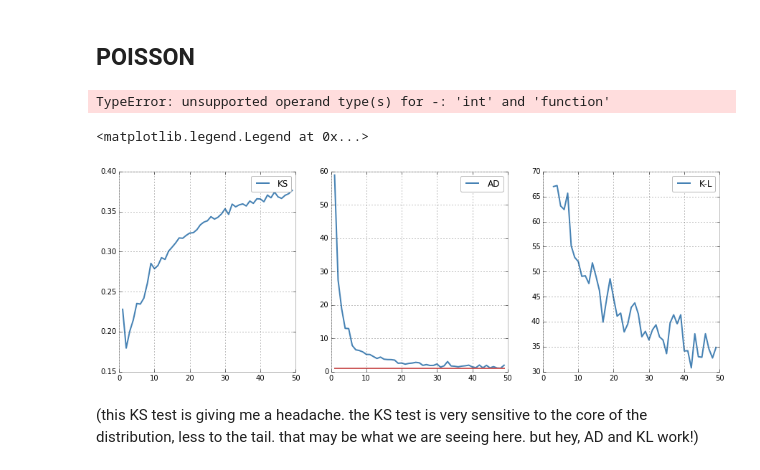
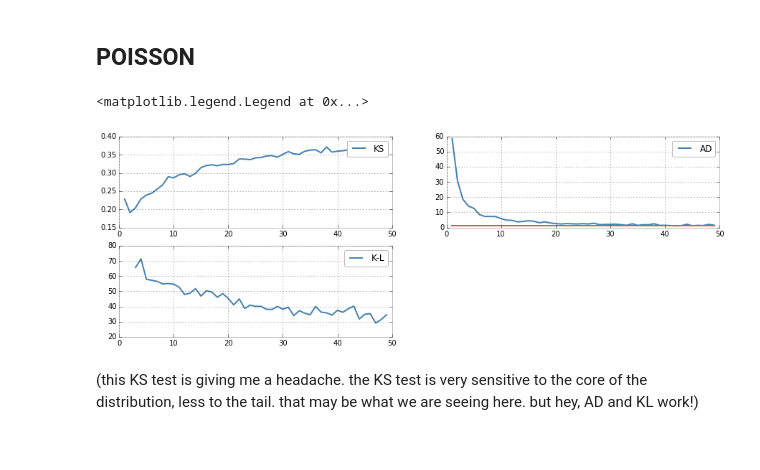
Before and after one commit to afcarl/PUI2015_chunter, a Jupyter notebook: HW4/goodness_of_fit.ipynb, the cells around one changed output. Drawn from its saved outputs; the diff is of its cells as text; code cells hidden in the pictures.

```diff
--- a/HW4/goodness_of_fit.ipynb
+++ b/HW4/goodness_of_fit.ipynb
@@ -175,14 +178,14 @@ pl.legend()
 # %% [markdown]
 ## POISSON
 # %%
-
-
-#to store the data i am generating an empty array of the size of the values of n i want to test. i do that with np.zeros which takes the length of the array as argument, and the data type as optional argument, but default is float, which is fine by me, so i do not need any argument other then the lenght
+#to store the data i am generating an empty array of the size of the values of n i want to test.
+# i do that with np.zeros which takes the length of the array as argument,
+# and the data type as optional argument, but default is float, which is fine by me,
+# so i do not need any argument other then the lenght
 narray = range(1,50,1)
-ks_b = np.zeros(len(narray))
-ad_b = np.zeros(len(narray))
-kl_b = np.zeros(len(narray))
-chi2_b = np.zeros(len(narray))
+ks_p = np.zeros(len(narray))
+ad_p = np.zeros(len(narray))
+kl_p = np.zeros(len(narray))
 
 
 #then i put the tests in a for loop so that i can generate a distribution for given parameters once,
@@ -198,44 +201,36 @@ for i,n in enumerate(narray):
     #generate the distribution
     dist = np.random.poisson(n, 1000)
     #run the tests.
-    ks_b[i] = scipy.stats.kstest(dist, mynorm, args=(n, n))[0]
-    ad_b[i] = scipy.stats.anderson(dist, dist='norm')[0]
+    ks_p[i] = scipy.stats.kstest(dist, mynorm, args=(n, n))[0]
+    ad_p[i] = scipy.stats.anderson(dist, dist='norm')[0]
 
 
     # for KL and Pearson's chisq I have to simulate the normal distribution as well
     mybins = np.linspace(min(dist),max(dist), 10)
     bincenters = mybins[:-1]+0.5*(mybins[1]-mybins[0])
 
-    kl_b [i] =  scipy.stats.entropy(np.histogram(dist, bins=mybins)[0], scipy.stats.norm.pdf(bincenters, loc=n*p, scale=n*p*(1.0-p)))
-
-    chisq_b[i] = scipy.stats.chisquare(dist, mynorm)
+    kl_p [i] =  scipy.stats.entropy(np.histogram(dist, bins=mybins)[0], scipy.stats.norm.pdf(bincenters, loc=n*p, scale=n*p*(1.0-p)))
-# %% [output]
-TypeError: unsupported operand type(s) for -: 'int' and 'function'
 # %%
 
 fig = pl.figure(figsize = (15,5))
 fig.add_subplot(221)
-pl.plot(narray, ks_b, label='KS')
+pl.plot(narray, ks_p, label='KS')
 pl.legend()
 
 fig.add_subplot(222)
-pl.plot(narray, ad_b,  label='AD')
+pl.plot(narray, ad_p,  label='AD')
 pl.plot([narray[0], narray[-1]],[threshold, threshold])
 pl.plot()
 pl.plot()
 pl.legend()
 
 fig.add_subplot(223)
-pl.plot(narray, kl_b, label='K-L ')
-
-
-fig.add_subplot(224)
-pl.plot(narray, kl_b, label='K-L ')
+pl.plot(narray, kl_p, label='K-L ')
 
 pl.legend()
 # %% [output]
 <matplotlib.legend.Legend at 0x...>
-[figure, old version]
+[figure, new version]
 # %% [markdown]
 (this KS test is giving me a headache. the KS test is very sensitive to the core of the distribution, less to the tail. that may be what we are seeing here. but hey, AD and KL work!)
 # %% [markdown]
```
Also changed, not shown: parts of 6 cells of this notebook.
